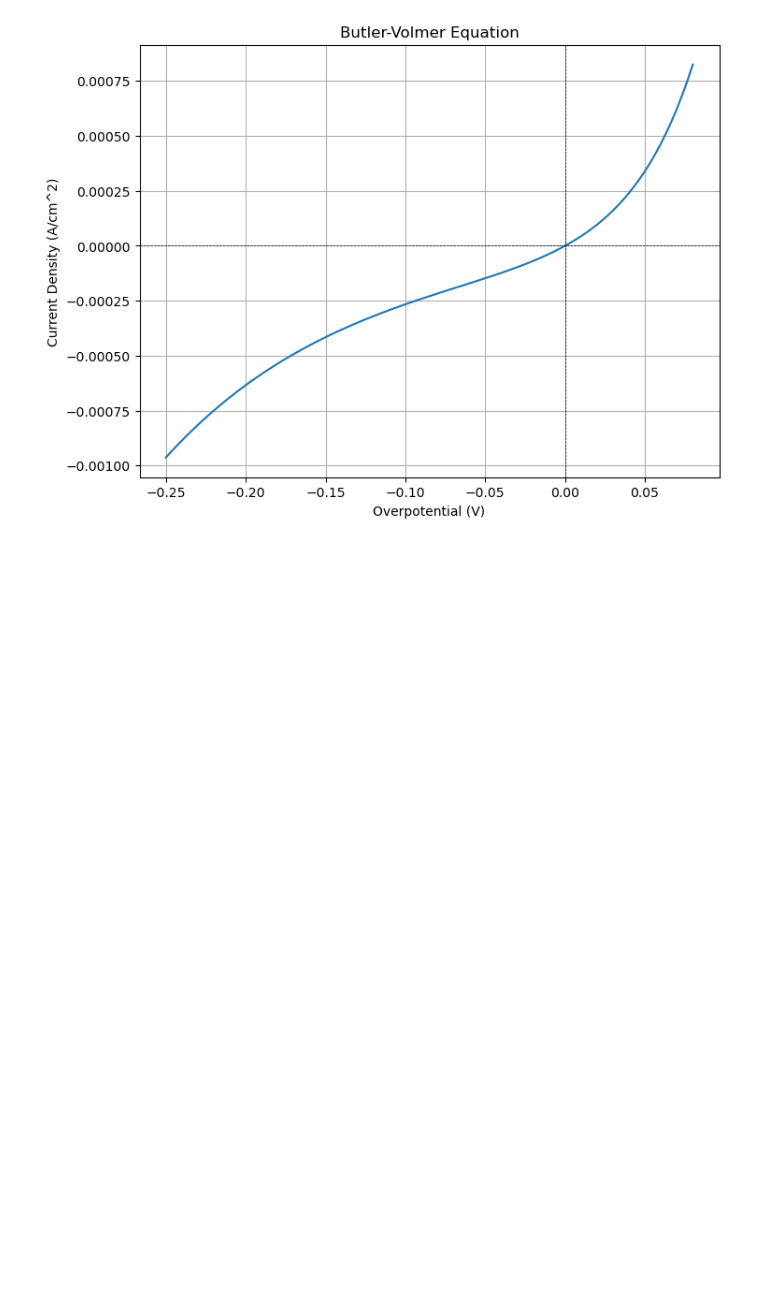
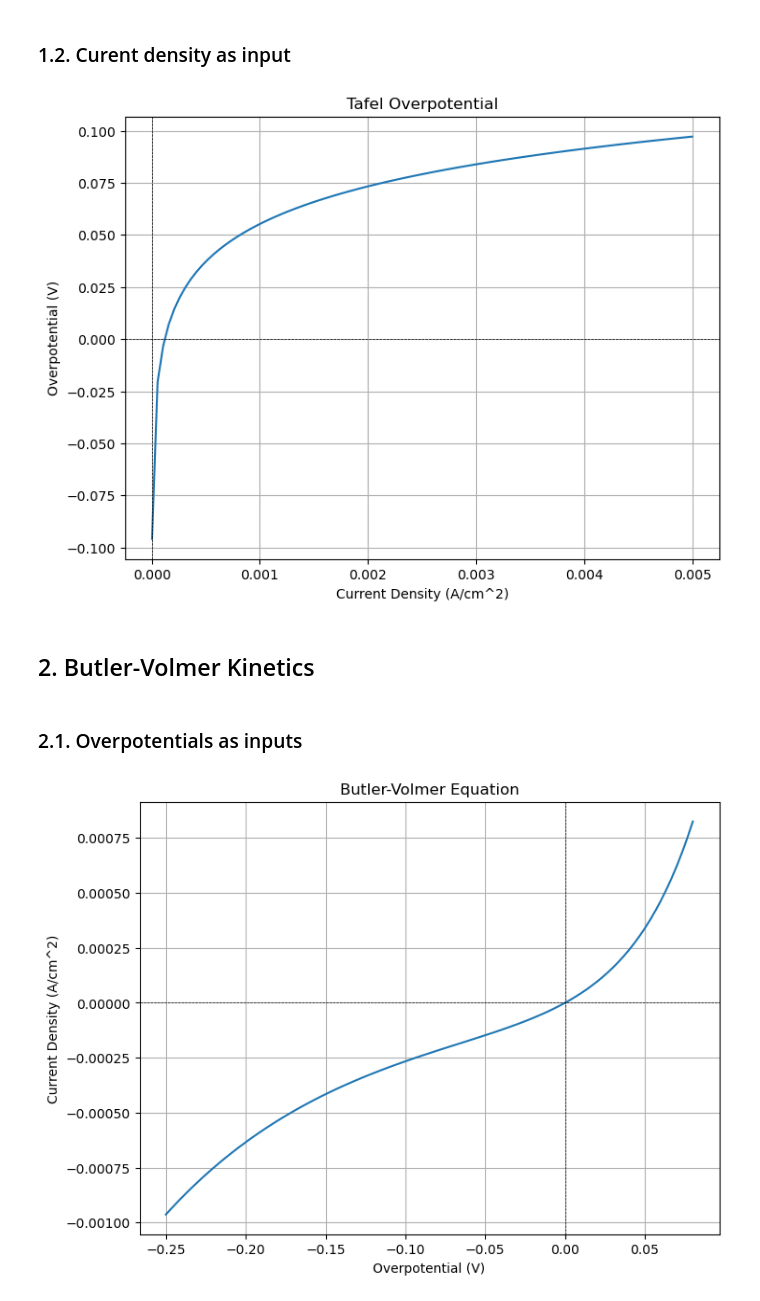
Before and after one commit to xbryanxE/shuntCurrentModel, a Jupyter notebook: Utilities/Kinetics/RunTest.ipynb, the cells around one changed output. Drawn from its saved outputs; the diff is of its cells as text; code cells hidden in the pictures; blank space fills up the shorter version.

```diff
--- a/Models/KineticModels/ButlerVolmer/Test.ipynb
+++ b/Utilities/Kinetics/RunTest.ipynb
@@ -6,0 +31,19 @@ import matplotlib.pyplot as plt
+# %% [markdown]
+### 1.2. Curent density as input
+# %%
+j = np.linspace(-1e-4, 5e-3, 100) # A/cm^2
+# Calculate the overpotential using the Tafel equation
+eta = bv.overpotential(j)
+# Plot the results
+plt.figure(figsize=(8, 6))
+plt.plot(j, eta, label='Tafel Overpotential')
+plt.xlabel('Current Density (A/cm^2)')
+plt.ylabel('Overpotential (V)')
+plt.title('Tafel Overpotential')
+plt.axhline(0, color='black', lw=0.5, ls='--')
+plt.axvline(0, color='black', lw=0.5, ls='--')
+plt.grid()
+# %% [output]
+[figure, added]
+# %% [markdown]
+## 2. Butler-Volmer Kinetics
@@ -7,3 +52,5 @@ import matplotlib.pyplot as plt
+# %% [markdown]
+### 2.1. Overpotentials as inputs
 # %%
 # Define the parameters for the Butler-Volmer equation
 ba = 0.04 # V/decade
```
Also changed, not shown: parts of 7 cells of this notebook, 7 other files.
